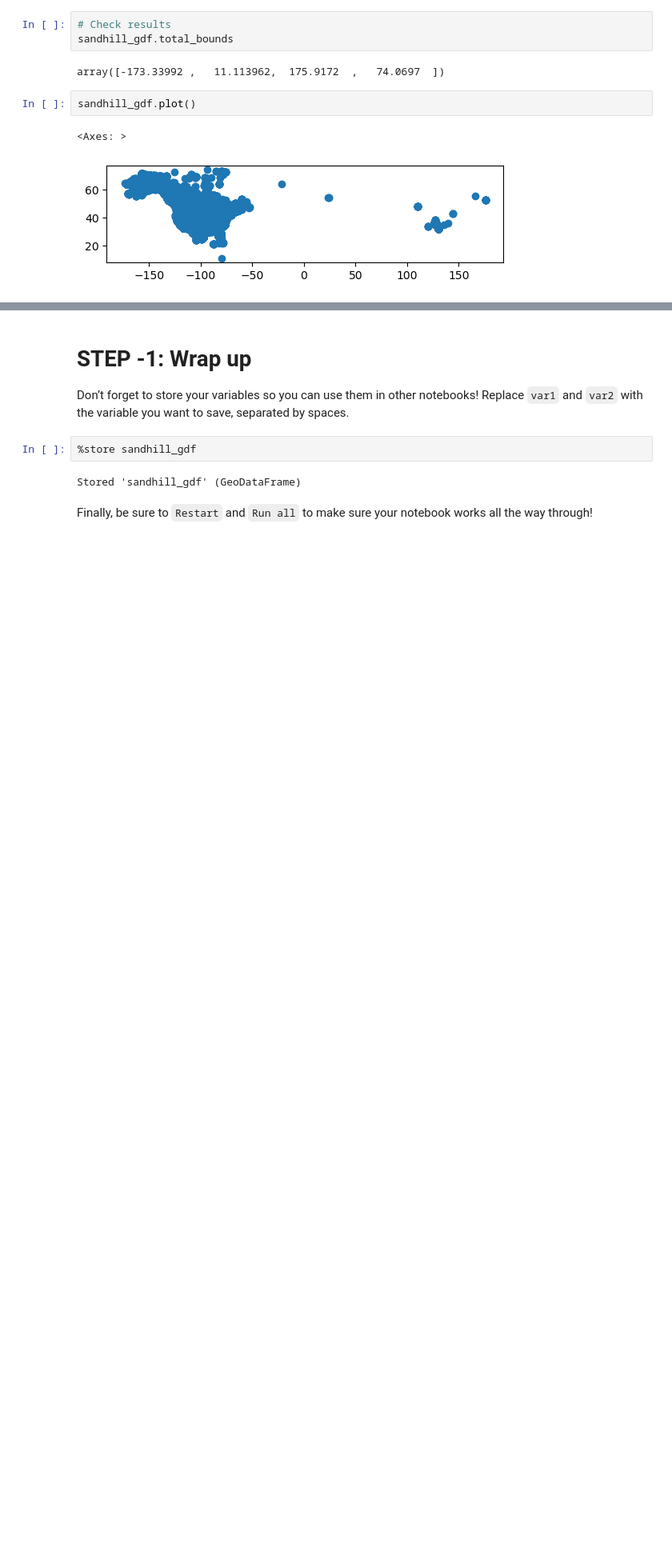
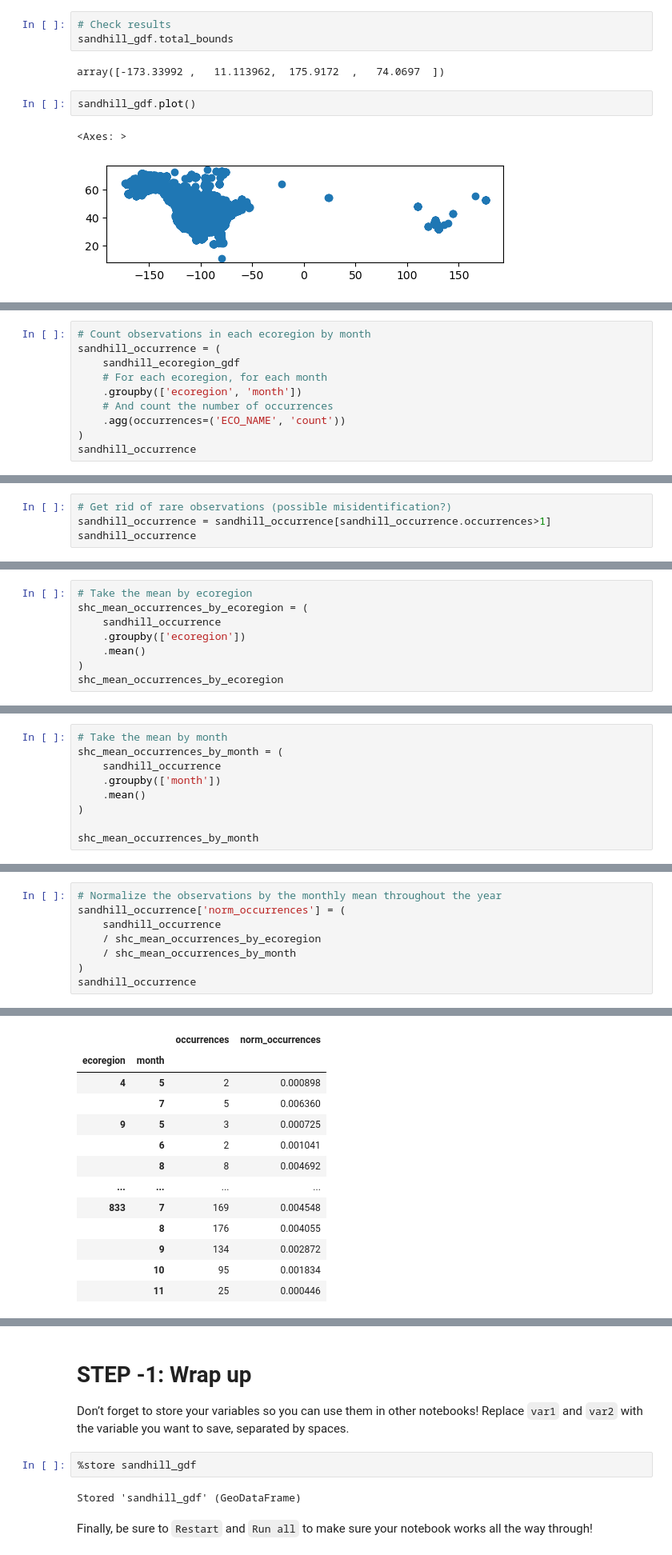
Before and after one commit to earthlab-education/02-migration-nquarder, a Jupyter notebook: notebooks/migration-92-download-gbif.ipynb, the cells around one changed output, grey strips where cells are left out. Shown: that part at 80% size. Cells and saved outputs as stored; diff of their text form; blank space fills up the shorter version.

```diff
--- a/notebooks/migration-92-download-gbif.ipynb
+++ b/notebooks/migration-92-download-gbif.ipynb
@@ -357,0 +405,10 @@ sandhill_gdf.plot()
+# %%
+# Count observations in each ecoregion by month
+sandhill_occurrence = (
+    sandhill_ecoregion_gdf
+    # For each ecoregion, for each month
+    .groupby(['ecoregion', 'month'])
+    # And count the number of occurrences
+    .agg(occurrences=('ECO_NAME', 'count'))
+)
+sandhill_occurrence
@@ -357,0 +430,4 @@ sandhill_gdf.plot()
+# %%
+# Get rid of rare observations (possible misidentification?)
+sandhill_occurrence = sandhill_occurrence[sandhill_occurrence.occurrences>1]
+sandhill_occurrence
@@ -357,0 +449,8 @@ sandhill_gdf.plot()
+# %%
+# Take the mean by ecoregion
+shc_mean_occurrences_by_ecoregion = (
+    sandhill_occurrence
+    .groupby(['ecoregion'])
+    .mean()
+)
+shc_mean_occurrences_by_ecoregion
@@ -357,0 +472,9 @@ sandhill_gdf.plot()
+# %%
+# Take the mean by month
+shc_mean_occurrences_by_month = (
+    sandhill_occurrence
+    .groupby(['month'])
+    .mean()
+)
+
+shc_mean_occurrences_by_month
@@ -357,0 +496,9 @@ sandhill_gdf.plot()
+# %%
+# Normalize the observations by the monthly mean throughout the year
+sandhill_occurrence['norm_occurrences'] = (
+    sandhill_occurrence
+    / shc_mean_occurrences_by_ecoregion
+    / shc_mean_occurrences_by_month
+)
+sandhill_occurrence
+# %% [output]
@@ -357,0 +510,13 @@ sandhill_gdf.plot()
+|  |  | occurrences | norm_occurrences |
+| ecoregion | month |  |  |
+| 4 | 5 | 2 | 0.000898 |
+|  | 7 | 5 | 0.006360 |
+| 9 | 5 | 3 | 0.000725 |
+|  | 6 | 2 | 0.001041 |
+|  | 8 | 8 | 0.004692 |
+| ... | ... | ... | ... |
+| 833 | 7 | 169 | 0.004548 |
+|  | 8 | 176 | 0.004055 |
+|  | 9 | 134 | 0.002872 |
+|  | 10 | 95 | 0.001834 |
+|  | 11 | 25 | 0.000446 |
```
Also changed, not shown: parts of 11 cells of this notebook.
